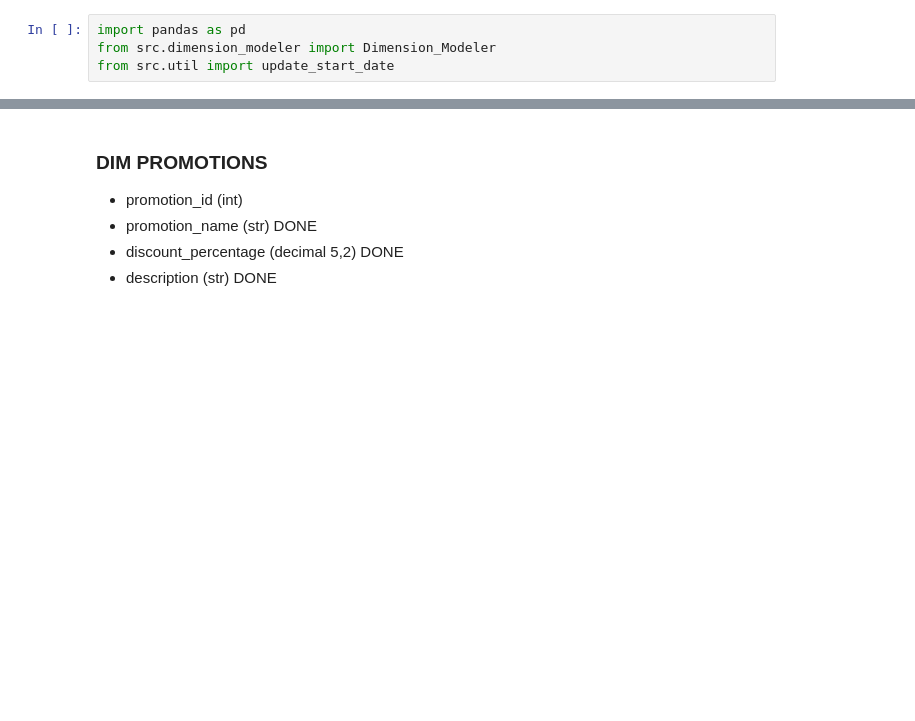
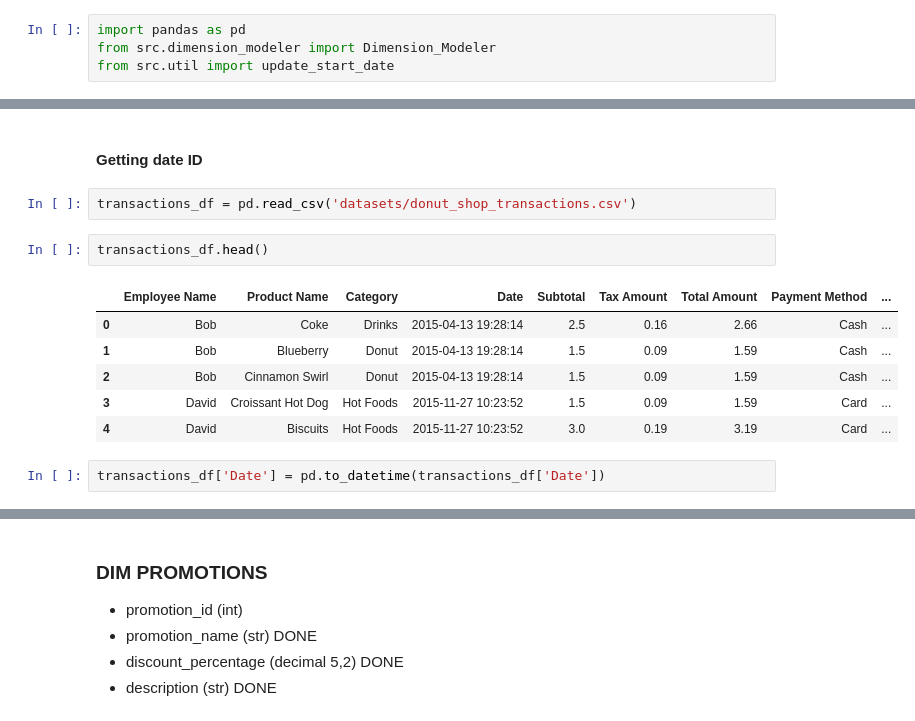
Before and after one commit to SaadNasir92/Donut-Shop-Dashboard, a Jupyter notebook: dataset_analysis.ipynb, the cells around one changed output, grey strips where cells are left out. Saved outputs shown, nothing was run; the diff lists cells and outputs as text; blank space fills up the shorter version.

```diff
--- a/dataset_analysis.ipynb
+++ b/dataset_analysis.ipynb
@@ -4,0 +13,15 @@ from src.util import update_start_date
+# %% [markdown]
+#### Getting date ID
+# %%
+transactions_df = pd.read_csv('datasets/donut_shop_transactions.csv')
+# %%
+transactions_df.head()
+# %% [output]
+|  | Employee Name | Product Name | Category | Date | Subtotal | Tax Amount | Total Amount | Payment Method | ... |
+| 0 | Bob | Coke | Drinks | 2015-04-13 19:28:14 | 2.5 | 0.16 | 2.66 | Cash | ... |
+| 1 | Bob | Blueberry | Donut | 2015-04-13 19:28:14 | 1.5 | 0.09 | 1.59 | Cash | ... |
+| 2 | Bob | Cinnamon Swirl | Donut | 2015-04-13 19:28:14 | 1.5 | 0.09 | 1.59 | Cash | ... |
+| 3 | David | Croissant Hot Dog | Hot Foods | 2015-11-27 10:23:52 | 1.5 | 0.09 | 1.59 | Card | ... |
+| 4 | David | Biscuits | Hot Foods | 2015-11-27 10:23:52 | 3.0 | 0.19 | 3.19 | Card | ... |
+# %%
+transactions_df['Date'] = pd.to_datetime(transactions_df['Date'])
```
Also changed, not shown: parts of 34 cells of this notebook, 2 other files.
